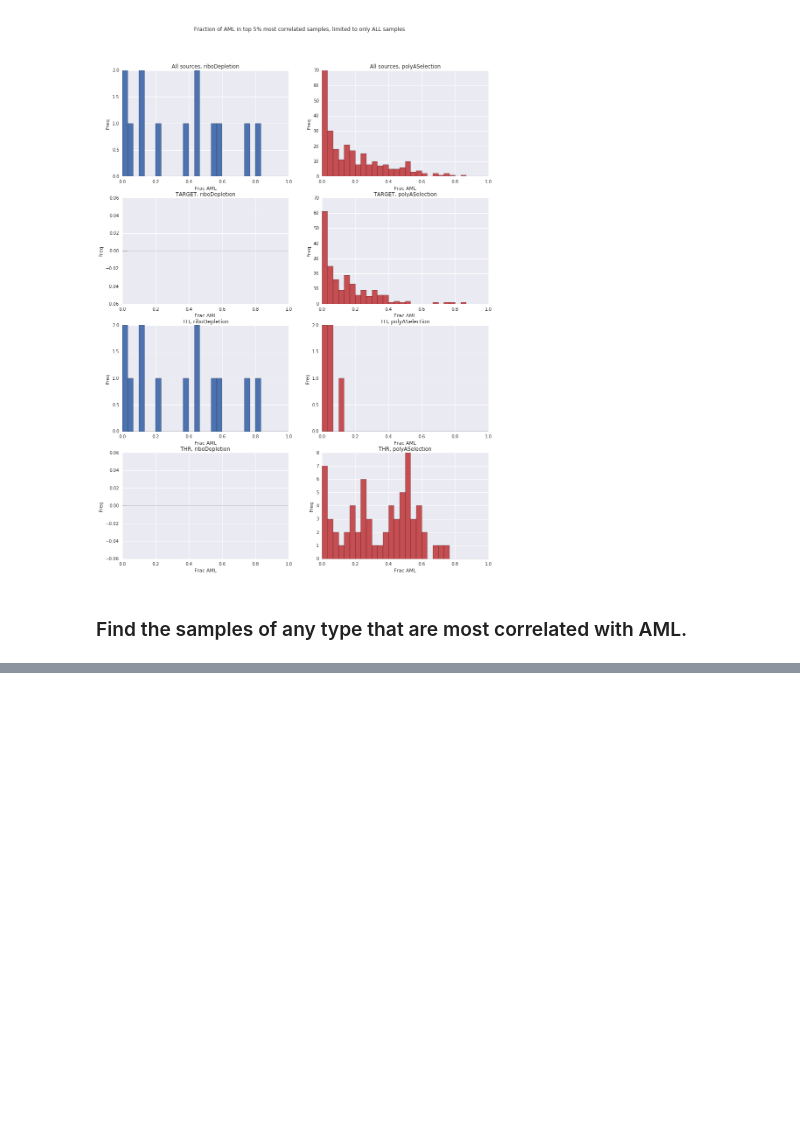
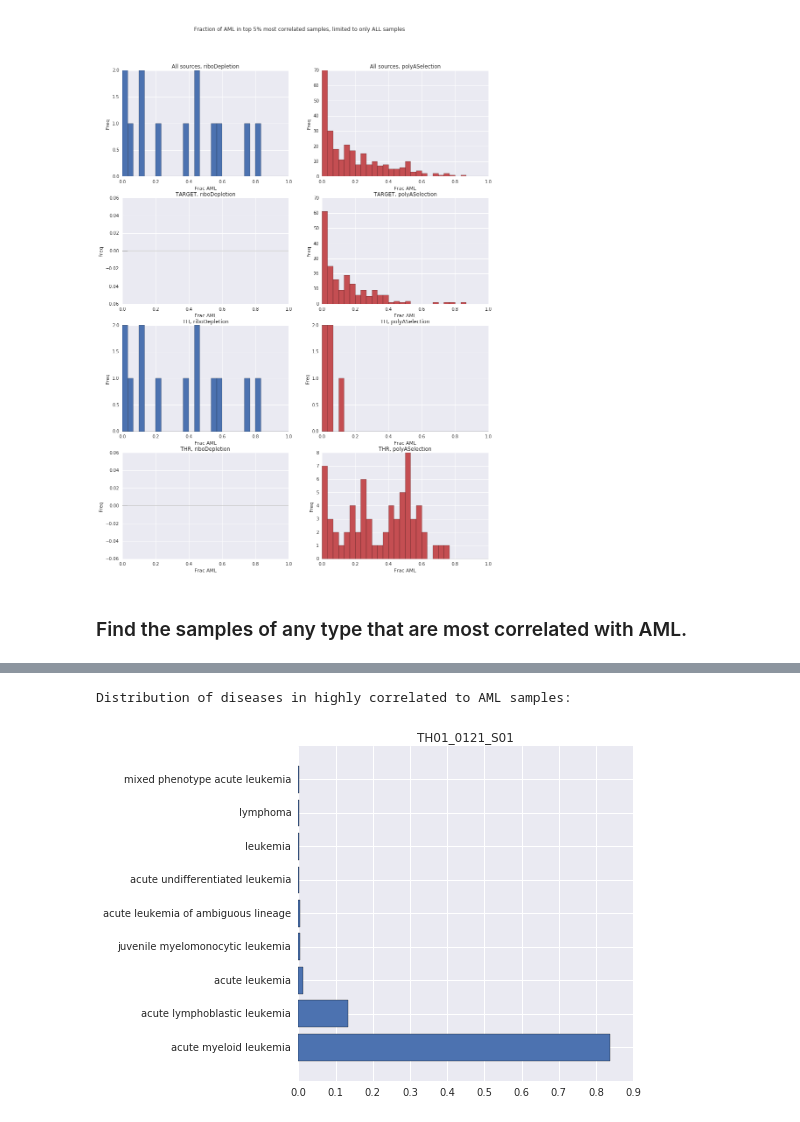
Before and after one commit to KellerJordan/TURG-Research, a Jupyter notebook: Analysis.ipynb, the cells around one changed output, grey strips where cells are left out. Cells and saved outputs as stored; diff of their text form; code cells hidden in the pictures; blank space fills up the shorter version.

Commit message:
plot bar chart of diseases in exp 2

```diff
--- a/Analysis.ipynb
+++ b/Analysis.ipynb
@@ -171,4 +174,17 @@ for sample_id in corr_df.index:
 # %%
 amlish_df = pd.DataFrame({'frac_AML': fracs_aml, 'disease': diseases})
 amlish_df.index.name = 'THid'
+# %%
+print('Distribution of diseases in highly correlated to AML samples:')
+disease_distrib = amlish_df['disease'].value_counts() / len(amlish_df)
+
+plt.figure(figsize=(6, 6))
+plt.title(sample_A)
+plt.barh(range(len(disease_distrib)), disease_distrib, align='center')
+plt.yticks(range(len(disease_distrib)), disease_distrib.index)
+# plt.pie(disease_distrib, labels=disease_distrib.index)
+plt.show()
+# %% [output]
+Distribution of diseases in highly correlated to AML samples:
+[figure, added]
 # %%
```
Also changed, not shown: parts of 2 cells of this notebook.
